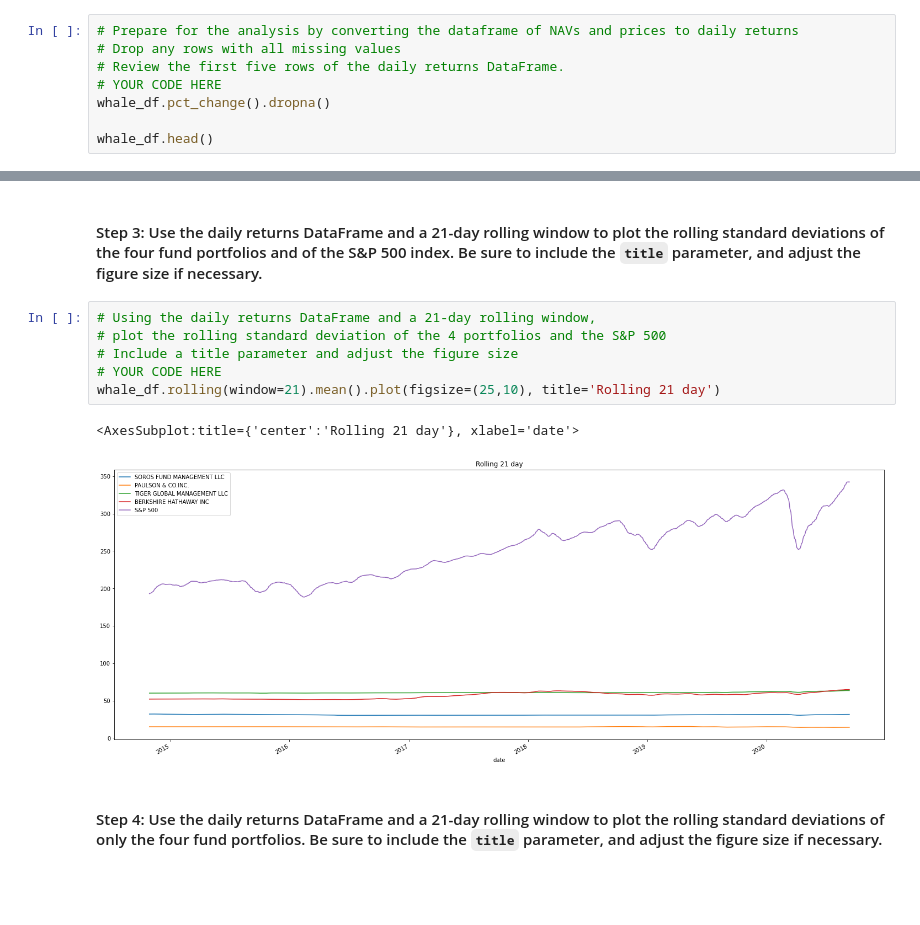
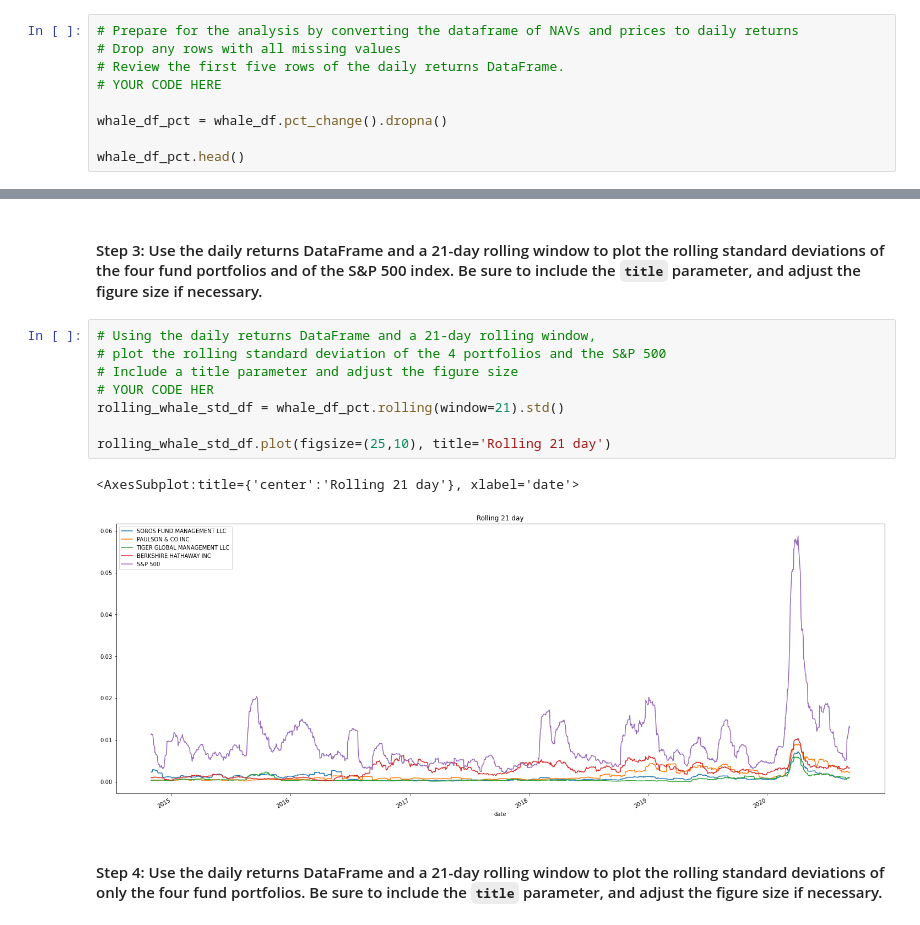
Before and after one commit to Lightboy6/mod4_final, a Jupyter notebook: risk_return_analysis.ipynb, the cells around one changed output, grey strips where cells are left out. Saved outputs shown, nothing was run; the diff lists cells and outputs as text; blank space fills up the shorter version.

```diff
--- a/risk_return_analysis.ipynb
+++ b/risk_return_analysis.ipynb
@@ -135,9 +135,10 @@ whale_df.head()
 # Drop any rows with all missing values
 # Review the first five rows of the daily returns DataFrame.
 # YOUR CODE HERE
-whale_df.pct_change().dropna()
 
-whale_df.head()
+whale_df_pct = whale_df.pct_change().dropna()
+
+whale_df_pct.head()
 # %% [output]
 |  | SOROS FUND MANAGEMENT LLC | PAULSON & CO.INC. | TIGER GLOBAL MANAGEMENT LLC | BERKSHIRE HATHAWAY INC | S&P 500 |
 | date |  |  |  |  |  |
@@ -282,12 +283,14 @@ dtype: float64
 # %%
 # Using the daily returns DataFrame and a 21-day rolling window,
 # plot the rolling standard deviation of the 4 portfolios and the S&P 500
 # Include a title parameter and adjust the figure size
-# YOUR CODE HERE
-whale_df.rolling(window=21).mean().plot(figsize=(25,10), title='Rolling 21 day')
+# YOUR CODE HER
+rolling_whale_std_df = whale_df_pct.rolling(window=21).std()
+
+rolling_whale_std_df.plot(figsize=(25,10), title='Rolling 21 day')
 # %% [output]
 <AxesSubplot:title={'center':'Rolling 21 day'}, xlabel='date'>
-[figure, old version]
+[figure, new version]
 # %% [markdown]
 #### Step 4: Use the daily returns DataFrame and a 21-day rolling window to plot the rolling standard deviations of only the four fund portfolios. Be sure to include the `title` parameter, and adjust the figure size if necessary.
 # %%
```
Also changed, not shown: parts of 10 cells of this notebook.
